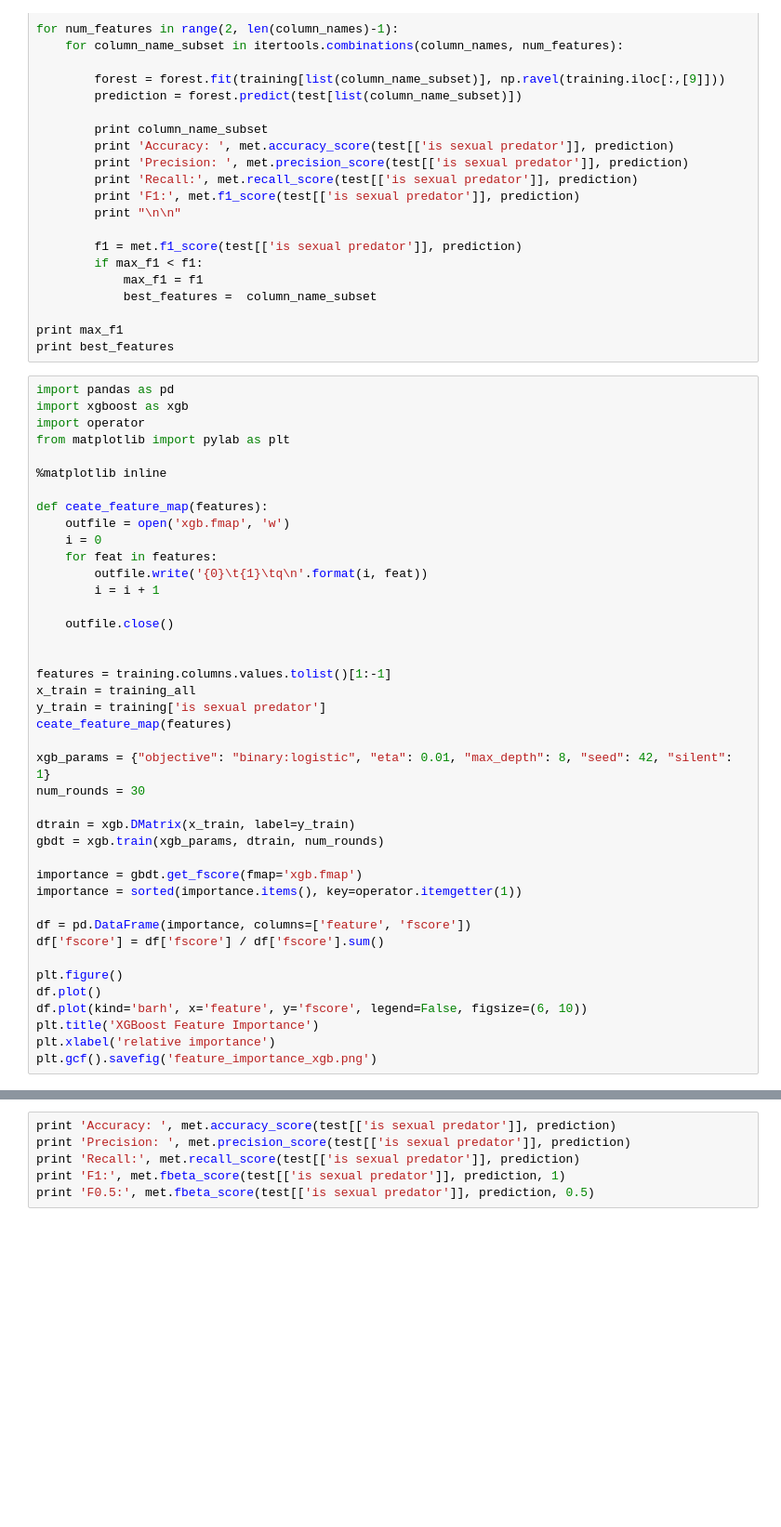
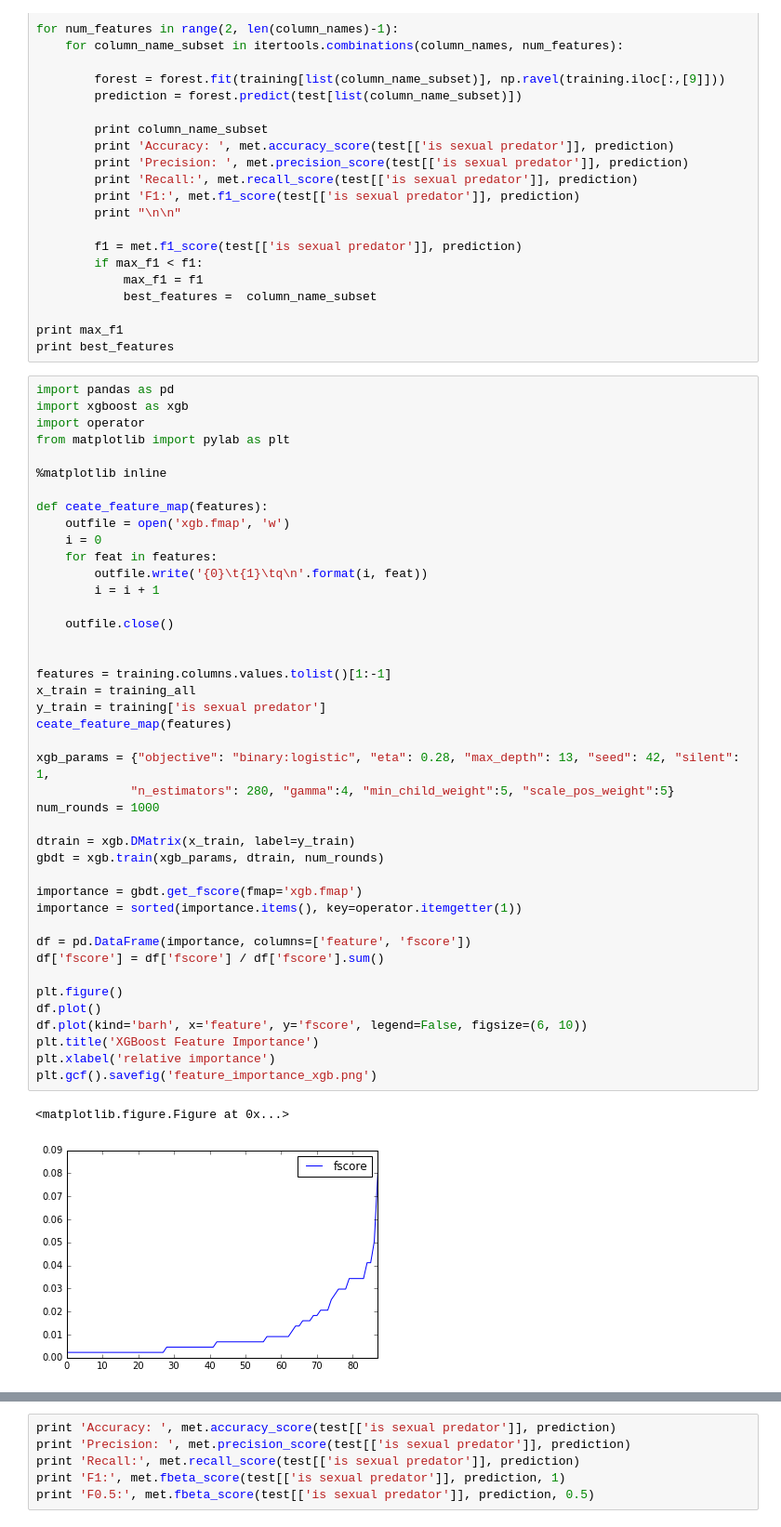
Before and after one commit to Weenkus/sexual-predator-classification-using-ensemble-classifiers, a Jupyter notebook: notebooks/models/Xtream Gradient Boosting.ipynb, the cells around one changed output, grey strips where cells are left out. Shown: that part at 93% size. Saved outputs shown, nothing was run; the diff lists cells and outputs as text; blank space fills up the shorter version.

```diff
--- a/notebooks/models/Xtream Gradient Boosting.ipynb
+++ b/notebooks/models/Xtream Gradient Boosting.ipynb
@@ -188,32 +196,36 @@ def ceate_feature_map(features):
     outfile = open('xgb.fmap', 'w')
     i = 0
     for feat in features:
         outfile.write('{0}\t{1}\tq\n'.format(i, feat))
         i = i + 1
 
     outfile.close()
 
 
 features = training.columns.values.tolist()[1:-1]
 x_train = training_all
 y_train = training['is sexual predator']
 ceate_feature_map(features)
 
-xgb_params = {"objective": "binary:logistic", "eta": 0.01, "max_depth": 8, "seed": 42, "silent": 1}
-num_rounds = 30
+xgb_params = {"objective": "binary:logistic", "eta": 0.28, "max_depth": 13, "seed": 42, "silent": 1,
+             "n_estimators": 280, "gamma":4, "min_child_weight":5, "scale_pos_weight":5}
+num_rounds = 1000
 
 dtrain = xgb.DMatrix(x_train, label=y_train)
 gbdt = xgb.train(xgb_params, dtrain, num_rounds)
 
 importance = gbdt.get_fscore(fmap='xgb.fmap')
 importance = sorted(importance.items(), key=operator.itemgetter(1))
 
 df = pd.DataFrame(importance, columns=['feature', 'fscore'])
 df['fscore'] = df['fscore'] / df['fscore'].sum()
 
 plt.figure()
 df.plot()
 df.plot(kind='barh', x='feature', y='fscore', legend=False, figsize=(6, 10))
 plt.title('XGBoost Feature Importance')
 plt.xlabel('relative importance')
 plt.gcf().savefig('feature_importance_xgb.png')
+# %% [output]
+<matplotlib.figure.Figure at 0x...>
+[figure, added]
```
Also changed, not shown: parts of 6 cells of this notebook, 7 other files.
